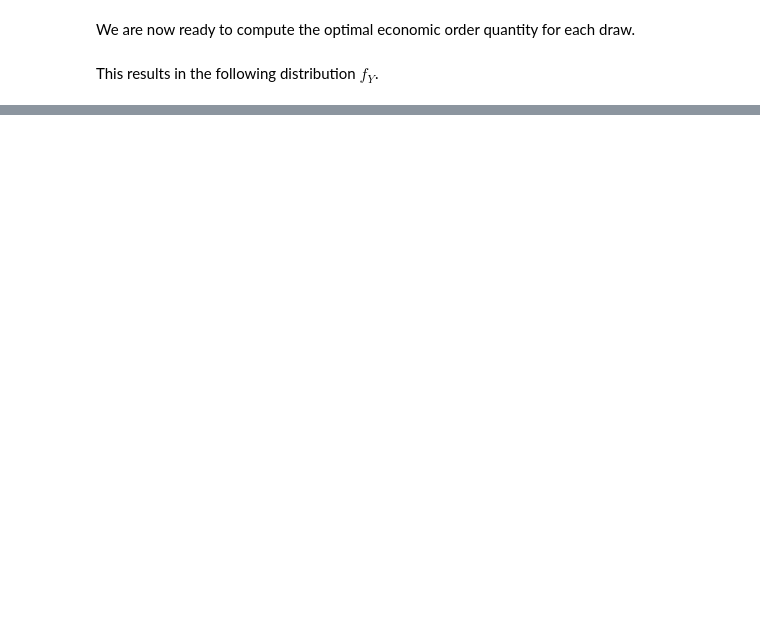
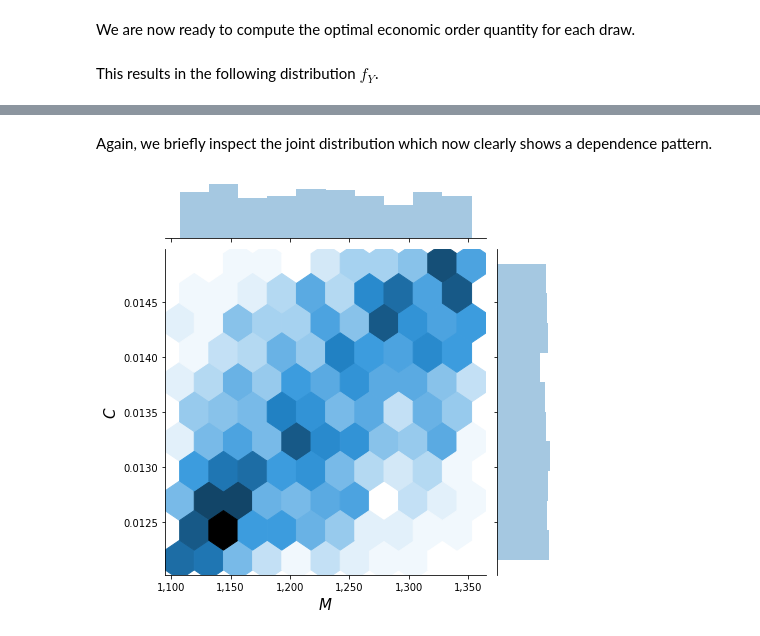
Before and after one commit to OpenSourceEconomics/econsa, a Jupyter notebook: docs/source/tutorials/eoq_model.ipynb, the cells around one changed output, grey strips where cells are left out. Saved outputs shown, nothing was run; the diff lists cells and outputs as text; code cells hidden in the pictures; blank space fills up the shorter version.

```diff
--- a/docs/source/tutorials/eoq_model.ipynb
+++ b/docs/source/tutorials/eoq_model.ipynb
@@ -41,0 +76,6 @@ fig
+# %% [markdown]
+Again, we briefly inspect the joint distribution which now clearly shows a dependence pattern.
+# %%
+plot_joint(sample)
+# %% [output]
+[figure, added]
```
Also changed, not shown: parts of 21 cells of this notebook, 4 other files.
